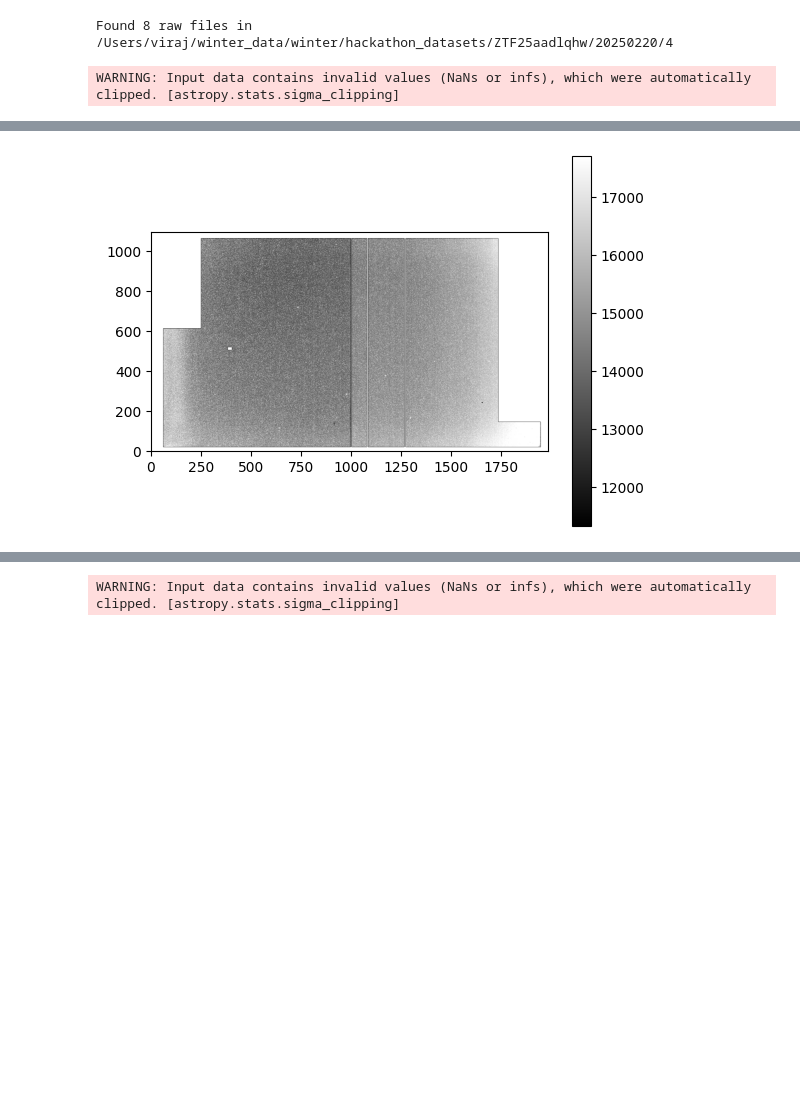
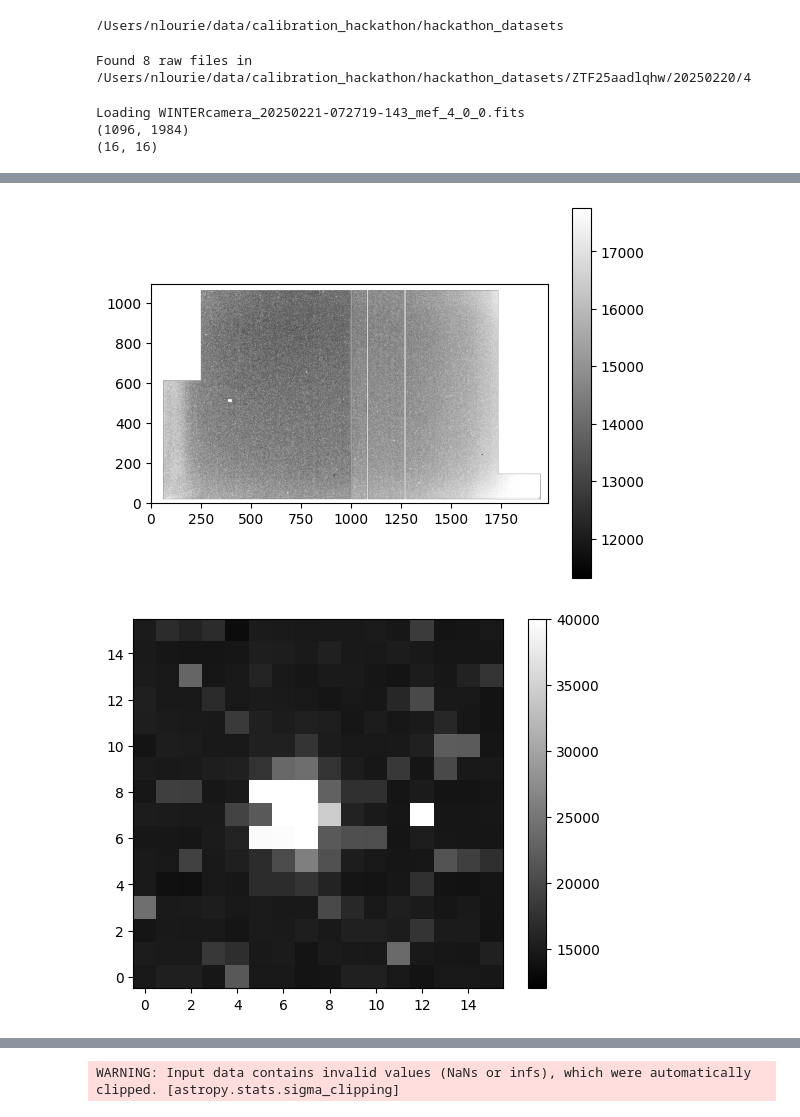
Before and after one commit to virajkaram/winterdrp_offline, a Jupyter notebook: notebooks/example.ipynb, the cells around one changed output, grey strips where cells are left out. Drawn from its saved outputs; the diff is of its cells as text; code cells hidden in the pictures; blank space fills up the shorter version.

```diff
--- a/notebooks/example.ipynb
+++ b/notebooks/example.ipynb
@@ -11,20 +12,42 @@ from winterdrp_offline.sextractor import run_sextractor
 from winterdrp_offline.scamp import get_tmass_gaia_catalog_for_image
 from winterdrp_offline.photcal import xmatch_img_ref_cats, calculate_zeropoint_outlier_rejection
 # %%
-base_dir = Path('/Users/viraj/winter_data/winter/hackathon_datasets')
+# Set up the directories
+base_dir = Path(os.path.join(os.getenv("HOME"), "data", "calibration_hackathon", "hackathon_datasets"))
+print(base_dir)
 name = 'ZTF25aadlqhw'
 night = '20250220'
 boardid = 4
 
 target_dir = base_dir.joinpath(f'{name}/{night}/{boardid}/')
+# %% [output]
+/Users/nlourie/data/calibration_hackathon/hackathon_datasets
 # %%
 raw_list = glob(str(target_dir.joinpath('raw_unpacked/*fits')))
 print(f"Found {len(raw_list)} raw files in {target_dir}")
 # %% [output]
-Found 8 raw files in /Users/viraj/winter_data/winter/hackathon_datasets/ZTF25aadlqhw/20250220/4
+Found 8 raw files in /Users/nlourie/data/calibration_hackathon/hackathon_datasets/ZTF25aadlqhw/20250220/4
 # %%
 # Load a raw_unpacked file
-raw_img = fits.getdata(raw_list[0])
+img_file = "WINTERcamera_20250221-072719-143_mef_4_0_0.fits"
+print(f"Loading {img_file}")
+raw_img = fits.getdata(target_dir.joinpath('raw_unpacked', img_file))
+from astropy.visualization import ImageNormalize
+norm = ImageNormalize(vmin=12000, vmax = 40000)
 plot_image(raw_img)
+
+print(raw_img.shape)
+
+roi_center = [312, 1215]
+roi_width = 16
+roi_height = 16
+roi_coords = [roi_center[0] - roi_height//2, roi_center[0] + roi_height//2, roi_center[1] - roi_width//2, roi_center[1] + roi_width//2]
+roi = raw_img[roi_coords[0]:roi_coords[1], roi_coords[2]:roi_coords[3]]
+# astropy visualization norm:
+norm = ImageNormalize(vmin=min(raw_img), vmax = max(raw_img))
+plot_image(roi, norm=norm)
+print(roi.shape)
 # %% [output]
-WARNING: Input data contains invalid values (NaNs or infs), which were automatically clipped. [astropy.stats.sigma_clipping]
+Loading WINTERcamera_20250221-072719-143_mef_4_0_0.fits
+(1096, 1984)
+(16, 16)
@@ -32 +55,2 @@ WARNING: Input data contains invalid values (NaNs or infs), which were automatic
-[figure, old version]
+[figure, new version]
+[figure, added]
```
Also changed, not shown: parts of 10 cells of this notebook, 4 other files.
